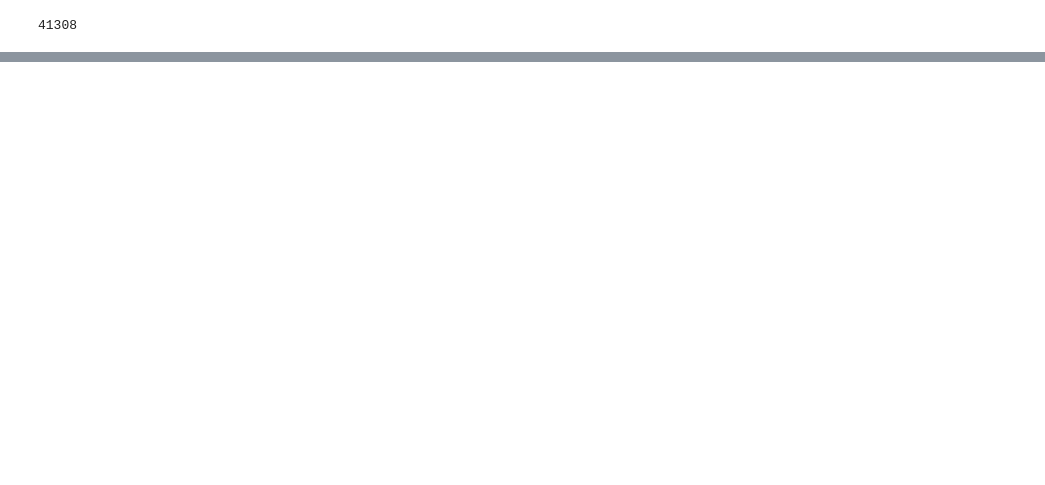
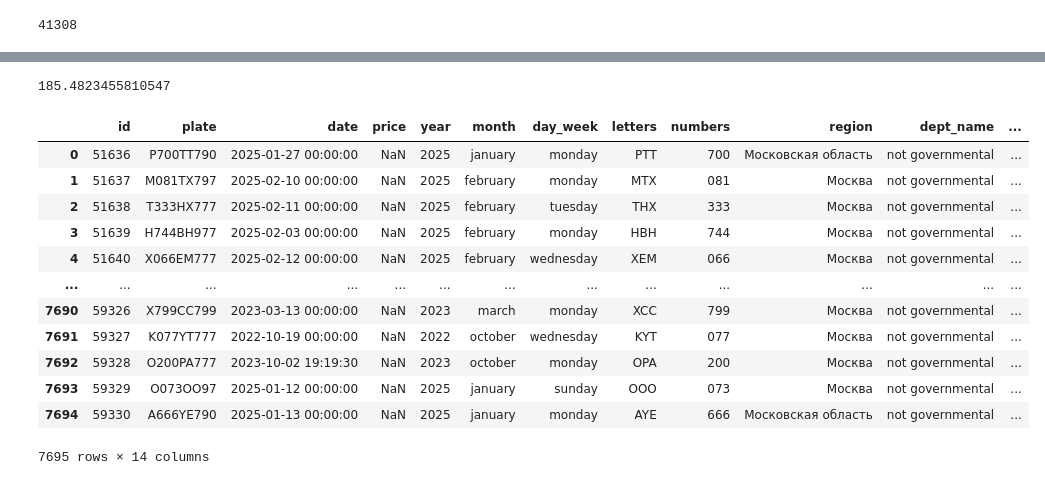
Before and after one commit to Projects-42/kaggle, a Jupyter notebook: Russian Car Plates Prices Prediction/torch.ipynb, the cells around one changed output, grey strips where cells are left out. Drawn from its saved outputs; the diff is of its cells as text; code cells hidden in the pictures; blank space fills up the shorter version.

```diff
--- a/Russian Car Plates Prices Prediction/torch.ipynb
+++ b/Russian Car Plates Prices Prediction/torch.ipynb
@@ -194,0 +245,4 @@ def smape_torch(pred, y):
+# %%
+smape_torch(model, X_val, y_val)
+# %% [output]
+185.4823455810547
@@ -194,0 +254,17 @@ def smape_torch(pred, y):
+# %%
+test = wrangle("test.csv")
+test
+# %% [output]
+|  | id | plate | date | price | year | month | day_week | letters | numbers | region | dept_name | ... |
+| 0 | 51636 | P700TT790 | 2025-01-27 00:00:00 | NaN | 2025 | january | monday | PTT | 700 | Московская область | not governmental | ... |
+| 1 | 51637 | M081TX797 | 2025-02-10 00:00:00 | NaN | 2025 | february | monday | MTX | 081 | Москва | not governmental | ... |
+| 2 | 51638 | T333HX777 | 2025-02-11 00:00:00 | NaN | 2025 | february | tuesday | THX | 333 | Москва | not governmental | ... |
+| 3 | 51639 | H744BH977 | 2025-02-03 00:00:00 | NaN | 2025 | february | monday | HBH | 744 | Москва | not governmental | ... |
+| 4 | 51640 | X066EM777 | 2025-02-12 00:00:00 | NaN | 2025 | february | wednesday | XEM | 066 | Москва | not governmental | ... |
+| ... | ... | ... | ... | ... | ... | ... | ... | ... | ... | ... | ... | ... |
+| 7690 | 59326 | X799CC799 | 2023-03-13 00:00:00 | NaN | 2023 | march | monday | XCC | 799 | Москва | not governmental | ... |
+| 7691 | 59327 | K077YT777 | 2022-10-19 00:00:00 | NaN | 2022 | october | wednesday | KYT | 077 | Москва | not governmental | ... |
+| 7692 | 59328 | O200PA777 | 2023-10-02 19:19:30 | NaN | 2023 | october | monday | OPA | 200 | Москва | not governmental | ... |
+| 7693 | 59329 | O073OO97 | 2025-01-12 00:00:00 | NaN | 2025 | january | sunday | OOO | 073 | Москва | not governmental | ... |
+| 7694 | 59330 | A666YE790 | 2025-01-13 00:00:00 | NaN | 2025 | january | monday | AYE | 666 | Московская область | not governmental | ... |
+7695 rows × 14 columns
```
Also changed, not shown: parts of 25 cells of this notebook, 1 other file.
